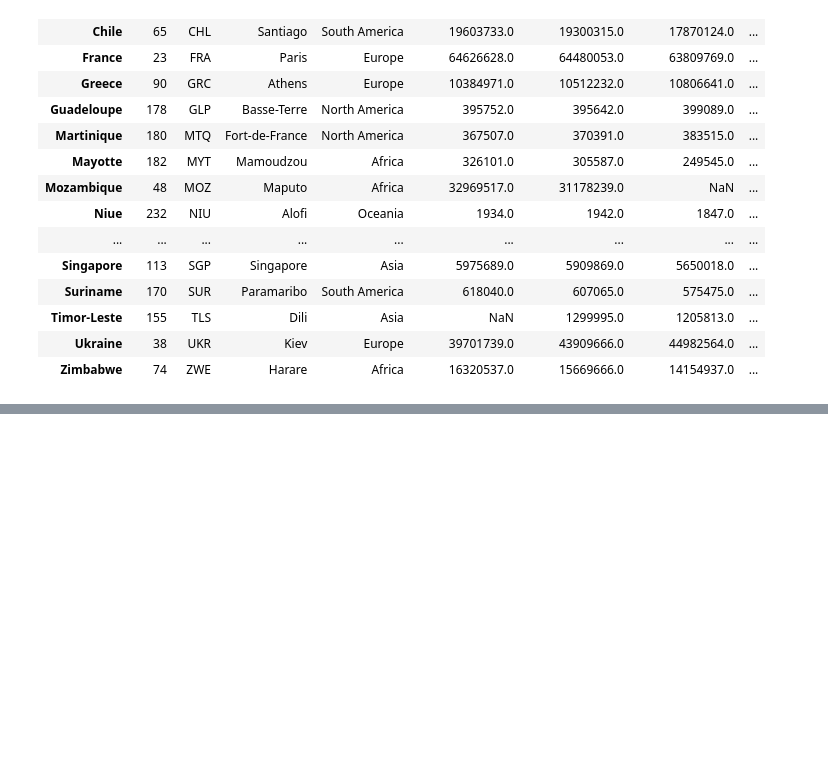
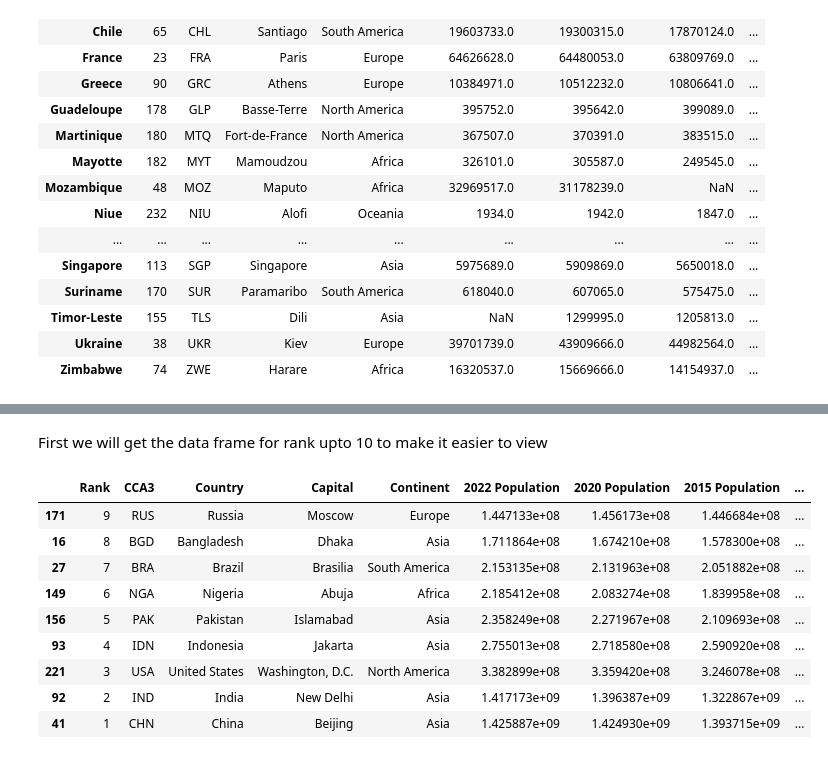
Before and after one commit to HirenGajjar/pandas-practice, a Jupyter notebook: 02_filtering_and_ordering.ipynb, the cells around one changed output, grey strips where cells are left out. Saved outputs shown, nothing was run; the diff lists cells and outputs as text; code cells hidden in the pictures; blank space fills up the shorter version.

```diff
--- a/02_filtering_and_ordering.ipynb
+++ b/02_filtering_and_ordering.ipynb
@@ -192,0 +267,39 @@ df2.filter(regex='e$',axis=0)
+# %% [markdown]
+First we will get the data frame for rank upto 10 to make it easier to view
+# %%
+df[df['Rank'] < 10]
+
+#And then we will use sort_values()
+# sort_values takes a parameter by="" and we did with Rank Column
+
+df[df['Rank'] < 10].sort_values(by="Rank")
+df[df['Rank'] < 10].sort_values(by="Continent")
+
+#We can sort ascending or descending using another parameter called ascending = True or False
+
+df[df['Rank'] < 10].sort_values(by = "Rank",ascending=False)
+
+
+# we can sort using multiple columns and to do that we can make a list for by = []
+
+# The following is multi level sorting - first it will sort based on CCA3 - then if two countries have same value for CCA3 then it will sort for Rank - if two countries have same rank then it will go for Continent
+# Changing the order in list will change the output
+
+df[df["Rank"] < 10].sort_values(by=["CCA3","Rank","Continent"] , ascending=False)
+
+# We can also provide the ascending order for each sort condition in by = [] using ascending = [True, False,...]
+
+df[df['Rank'] < 10].sort_values(by=["Rank","CCA3"],ascending=[False,True])
+
+# here we did rank sorting in descending and CCA3 wih ascending
+# %% [output]
+|  | Rank | CCA3 | Country | Capital | Continent | 2022 Population | 2020 Population | 2015 Population | ... |
+| 171 | 9 | RUS | Russia | Moscow | Europe | 1.447133e+08 | 1.456173e+08 | 1.446684e+08 | ... |
+| 16 | 8 | BGD | Bangladesh | Dhaka | Asia | 1.711864e+08 | 1.674210e+08 | 1.578300e+08 | ... |
+| 27 | 7 | BRA | Brazil | Brasilia | South America | 2.153135e+08 | 2.131963e+08 | 2.051882e+08 | ... |
+| 149 | 6 | NGA | Nigeria | Abuja | Africa | 2.185412e+08 | 2.083274e+08 | 1.839958e+08 | ... |
+| 156 | 5 | PAK | Pakistan | Islamabad | Asia | 2.358249e+08 | 2.271967e+08 | 2.109693e+08 | ... |
+| 93 | 4 | IDN | Indonesia | Jakarta | Asia | 2.755013e+08 | 2.718580e+08 | 2.590920e+08 | ... |
+| 221 | 3 | USA | United States | Washington, D.C. | North America | 3.382899e+08 | 3.359420e+08 | 3.246078e+08 | ... |
+| 92 | 2 | IND | India | New Delhi | Asia | 1.417173e+09 | 1.396387e+09 | 1.322867e+09 | ... |
+| 41 | 1 | CHN | China | Beijing | Asia | 1.425887e+09 | 1.424930e+09 | 1.393715e+09 | ... |
```
Also changed, not shown: parts of 6 cells of this notebook.
